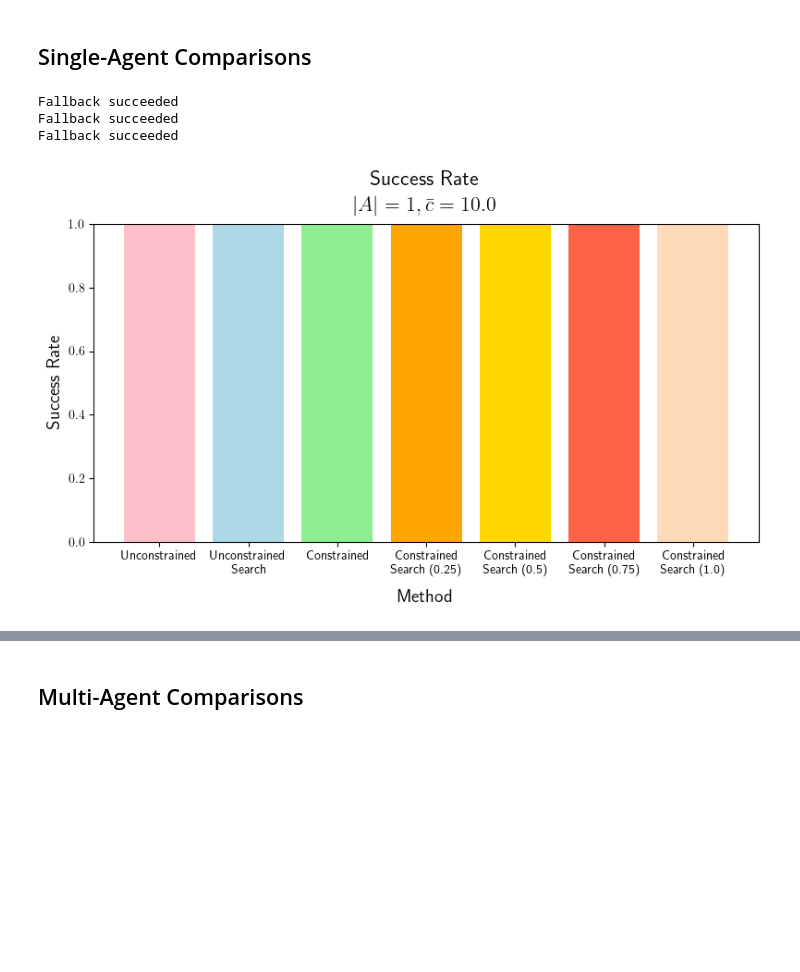
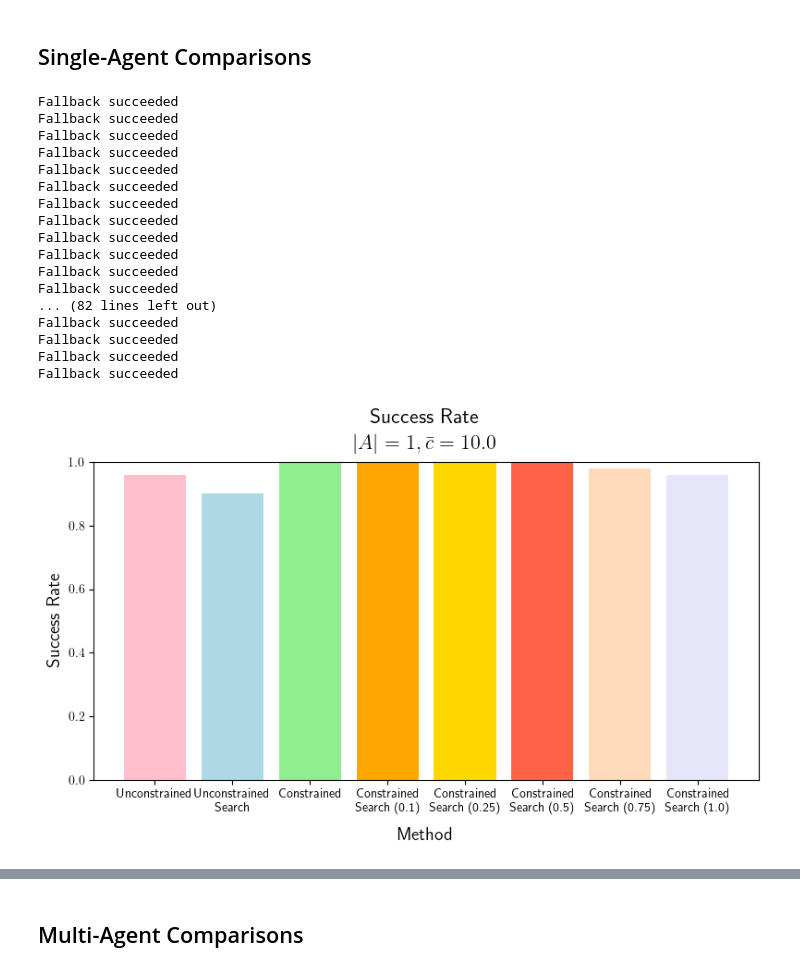
Before and after one commit to delay-planner/rb-visual-mapf, a Jupyter notebook: pud/plots/plot_habitatenv_metrics.ipynb, the cells around one changed output, grey strips where cells are left out. Saved outputs shown, nothing was run; the diff lists cells and outputs as text; code cells hidden in the pictures; blank space fills up the shorter version.

Commit message:
added modular code to the metrics notebook

```diff
--- a/pud/plots/plot_habitatenv_metrics.ipynb
+++ b/pud/plots/plot_habitatenv_metrics.ipynb
@@ -124,7 +127,6 @@ def plot_bplots(data, labels, plot_params):
     _, ax = plt.subplots(figsize=(8, 5))
 
     bplot = ax.boxplot(data, vert=True, notch=False, patch_artist=True, showfliers=False)
-    colors=['pink', 'lightblue', 'lightgreen', 'orange', 'gold', 'tomato', 'peachpuff']
     for patch, color in zip(bplot['boxes'], colors):
         patch.set_facecolor(color)  # type: ignore
 
@@ -134,9 +136,9 @@ def plot_bplots(data, labels, plot_params):
     ax.set_xlabel(plot_params['xlabel'], fontsize=14, labelpad=10)
     ax.set_xticklabels(labels)
 
-    if 'trained_cost_limit' in plot_params:
-        ax.axhline(y=plot_params['trained_cost_limit'], color='k', linestyle='--')
-        ax.annotate(rf'$\bar{{c}} = {plot_params["trained_cost_limit"]}$', xy=(5.05, plot_params['trained_cost_limit'] + 0.1), xytext=(5.05, plot_params['trained_cost_limit'] + 0.5))
+    # if 'trained_cost_limit' in plot_params:
+    #     ax.axhline(y=plot_params['trained_cost_limit'], color='k', linestyle='--')
+    #     ax.annotate(rf'$\bar{{c}} = {plot_params["trained_cost_limit"]}$', xy=(5.05, plot_params['trained_cost_limit'] + 0.1), xytext=(5.05, plot_params['trained_cost_limit'] + 0.5))
 
     plt.tight_layout()
     plt.show()
@@ -151,7 +153,7 @@ def plot_steps(metrics, num_agents):
     title_string = rf'\begin{{center}} Steps\\[0.01em] $|A| = {num_agents}, \bar{{c}} = {trained_cost_limit}$ \end{{center}}'
     plot_bplots(
         [unconstrained_steps, unconstrained_search_steps, constrained_steps, *constrained_search_steps],
-        ['Unconstrained', 'Unconstrained\nSearch', 'Constrained', 'Constrained\nSearch (0.25)', 'Constrained\nSearch (0.5)', 'Constrained\nSearch (0.75)', 'Constrained\nSearch (1.0)'],
+        titles,
         {'title': title_string, 'ylabel': 'Steps', 'xlabel': 'Method'}
     )
 # %%
@@ -165,7 +167,7 @@ def plot_rewards(metrics, num_agents):
     title_string = rf'\begin{{center}} Rewards\\[0.01em] $|A| = {num_agents}, \bar{{c}} = {trained_cost_limit}$ \end{{center}}'
     plot_bplots(
         [unconstrained_rewards, unconstrained_search_rewards, constrained_rewards, *constrained_search_rewards],
-        ['Unconstrained', 'Unconstrained\nSearch', 'Constrained', 'Constrained\nSearch (0.25)', 'Constrained\nSearch (0.5)', 'Constrained\nSearch (0.75)', 'Constrained\nSearch (1.0)'],
+        titles,
         {'title': title_string, 'ylabel': 'Rewards', 'xlabel': 'Method'}
     )
 # %%
@@ -176,10 +178,11 @@ def plot_cumulative_costs(metrics, num_agents):
     constrained_cc = metrics[2][key]
     constrained_search_cc = [metric[key] for metric in metrics[3]]
 
-    title_string = rf'\begin{{center}} Cumulative Costs\\[0.01em] $|A| = {num_agents}, \bar{{c}} = {trained_cost_limit}$ \end{{center}}'
+    # title_string = rf'\begin{{center}} Cumulative Costs\\[0.01em] $|A| = {num_agents}, \bar{{c}} = {trained_cost_limit}$ \end{{center}}'
+    title_string = rf'\begin{{center}} Cumulative Costs\\[0.01em] $|A| = {num_agents}$ \end{{center}}'
     plot_bplots(
         [unconstrained_cc, unconstrained_search_cc, constrained_cc, *constrained_search_cc],
-        ['Unconstrained', 'Unconstrained\nSearch', 'Constrained', 'Constrained\nSearch (0.25)', 'Constrained\nSearch (0.5)', 'Constrained\nSearch (0.75)', 'Constrained\nSearch (1.0)'],
+        titles,
         {'title': title_string, 'ylabel': 'Cumulative Costs', 'xlabel': 'Method', 'trained_cost_limit': trained_cost_limit}
     )
 # %%
@@ -191,22 +194,37 @@ def plot_everything(metrics, num_agents):
 # %% [markdown]
 ## Single-Agent Comparisons
 # %%
-basedir = Path("pud/plots/data/sc2_staging_08_cost_mean_dist_4")
-single_agent_basedir = basedir / "single_agent"
+problem_type = "hard"
+
+single_agent_basedir = basedir / "single_agent" / problem_type
+
 unconstrained_records = np.load(single_agent_basedir / "unconstrained_records.npy", allow_pickle=True)
 unconstrained_search_records = np.load(single_agent_basedir / "unconstrained_search_records.npy", allow_pickle=True)
 constrained_records = np.load(single_agent_basedir / "constrained_records.npy", allow_pickle=True)
-constrained_search_factored_records = np.load(single_agent_basedir / "constrained_search_factored_records.npy", allow_pickle=True)
+constrained_search_factored_records = np.load(single_agent_basedir / "constrained_search_factored_records_uc.npy", allow_pickle=True)
 
 unconstrained_metrics = extract_single_agent_metrics(unconstrained_records)
 unconstrained_search_metrics = extract_single_agent_metrics(unconstrained_search_records, (True, unconstrained_records))
 constrained_metrics = extract_single_agent_metrics(constrained_records)
 constrained_search_factored_metrics = [extract_single_agent_metrics(csr, (True, constrained_records)) for csr in constrained_search_factored_records]
 
-# plot_everything([unconstrained_metrics, unconstrained_search_metrics, constrained_metrics], 1)
 plot_everything([unconstrained_metrics, unconstrained_search_metrics, constrained_metrics, constrained_search_factored_metrics], 1)
 # %% [output]
 Fallback succeeded
 Fallback succeeded
 Fallback succeeded
+Fallback succeeded
+Fallback succeeded
+Fallback succeeded
+Fallback succeeded
+Fallback succeeded
+Fallback succeeded
+Fallback succeeded
+Fallback succeeded
+Fallback succeeded
+... (82 lines left out)
+Fallback succeeded
+Fallback succeeded
+Fallback succeeded
+Fallback succeeded
-[figure, old version]
+[figure, new version]
```
Also changed, not shown: parts of 5 cells of this notebook, 1 other file.
